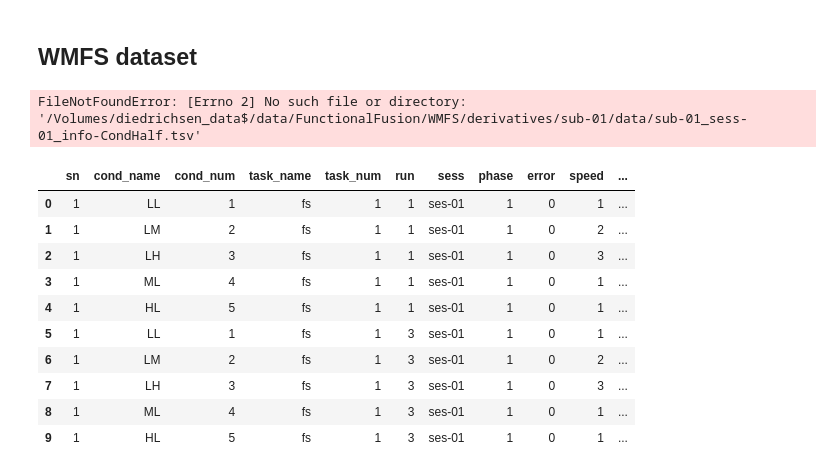
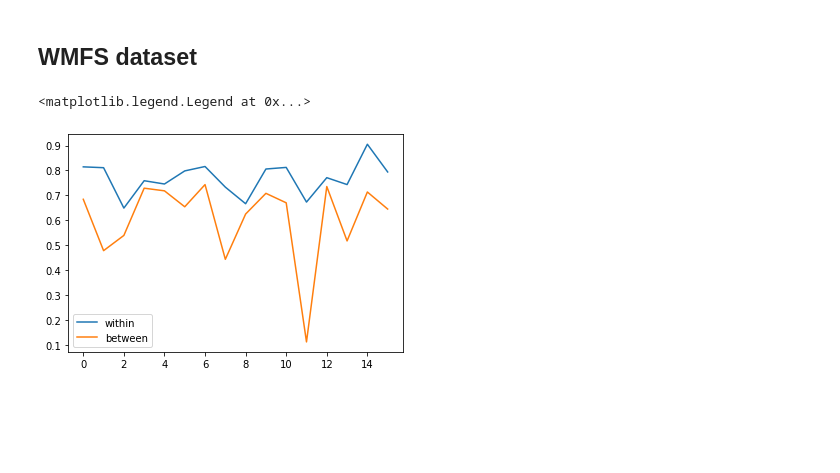
Before and after one commit to DiedrichsenLab/Functional_Fusion, a Jupyter notebook: notebooks/dataset_check.ipynb, the cells around one changed output. Cells and saved outputs as stored; diff of their text form; code cells hidden in the pictures; blank space fills up the shorter version.

Commit message:
Reliability_check

```diff
--- a/notebooks/dataset_check.ipynb
+++ b/notebooks/dataset_check.ipynb
@@ -236,20 +236,13 @@ plt.legend(['within','between'])
 ## WMFS dataset
 # %%
 
-data,info,mydataset = ds.get_dataset(base_dir,'WMFS',atlas,'ses-01','CondHalf')
+data,info,mydataset = ds.get_dataset(base_dir,'WMFS',atlas,'all','CondHalf')
-# %% [output]
-FileNotFoundError: [Errno 2] No such file or directory: '/Volumes/diedrichsen_data$/data/FunctionalFusion/WMFS/derivatives/sub-01/data/sub-01_sess-01_info-CondHalf.tsv'
-# %%
-info
-# %% [output]
-|  | sn | cond_name | cond_num | task_name | task_num | run | sess | phase | error | speed | ... |
-| 0 | 1 | LL | 1 | fs | 1 | 1 | ses-01 | 1 | 0 | 1 | ... |
-| 1 | 1 | LM | 2 | fs | 1 | 1 | ses-01 | 1 | 0 | 2 | ... |
-| 2 | 1 | LH | 3 | fs | 1 | 1 | ses-01 | 1 | 0 | 3 | ... |
-| 3 | 1 | ML | 4 | fs | 1 | 1 | ses-01 | 1 | 0 | 1 | ... |
-| 4 | 1 | HL | 5 | fs | 1 | 1 | ses-01 | 1 | 0 | 1 | ... |
-| 5 | 1 | LL | 1 | fs | 1 | 3 | ses-01 | 1 | 0 | 1 | ... |
-| 6 | 1 | LM | 2 | fs | 1 | 3 | ses-01 | 1 | 0 | 2 | ... |
-| 7 | 1 | LH | 3 | fs | 1 | 3 | ses-01 | 1 | 0 | 3 | ... |
-| 8 | 1 | ML | 4 | fs | 1 | 3 | ses-01 | 1 | 0 | 1 | ... |
-| 9 | 1 | HL | 5 | fs | 1 | 3 | ses-01 | 1 | 0 | 1 | ... |
+# %%
+r1 = ds.reliability_within_subj(data,part_vec=info.half,cond_vec=info.cond_name,subtract_mean=False)
+r2 = ds.reliability_between_subj(data,cond_vec=info.cond_name,subtract_mean=False)
+plt.plot(r1.mean(axis=1))
+plt.plot(r2)
+plt.legend(['within','between'])
+# %% [output]
+<matplotlib.legend.Legend at 0x...>
+[figure, added]
```
